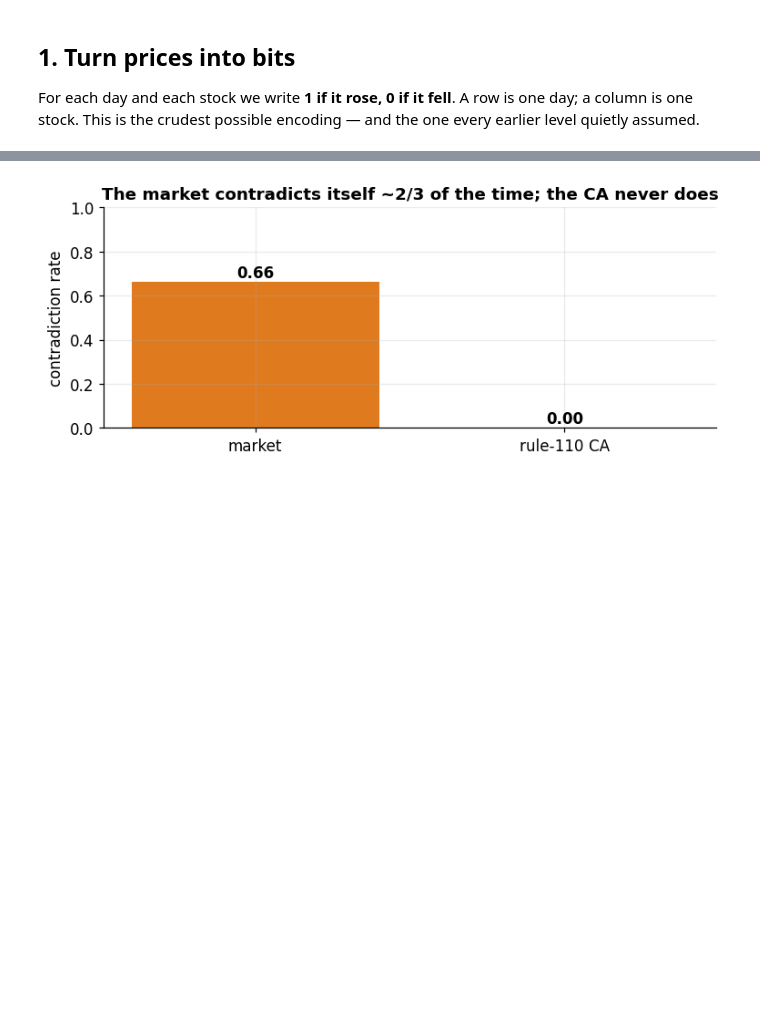
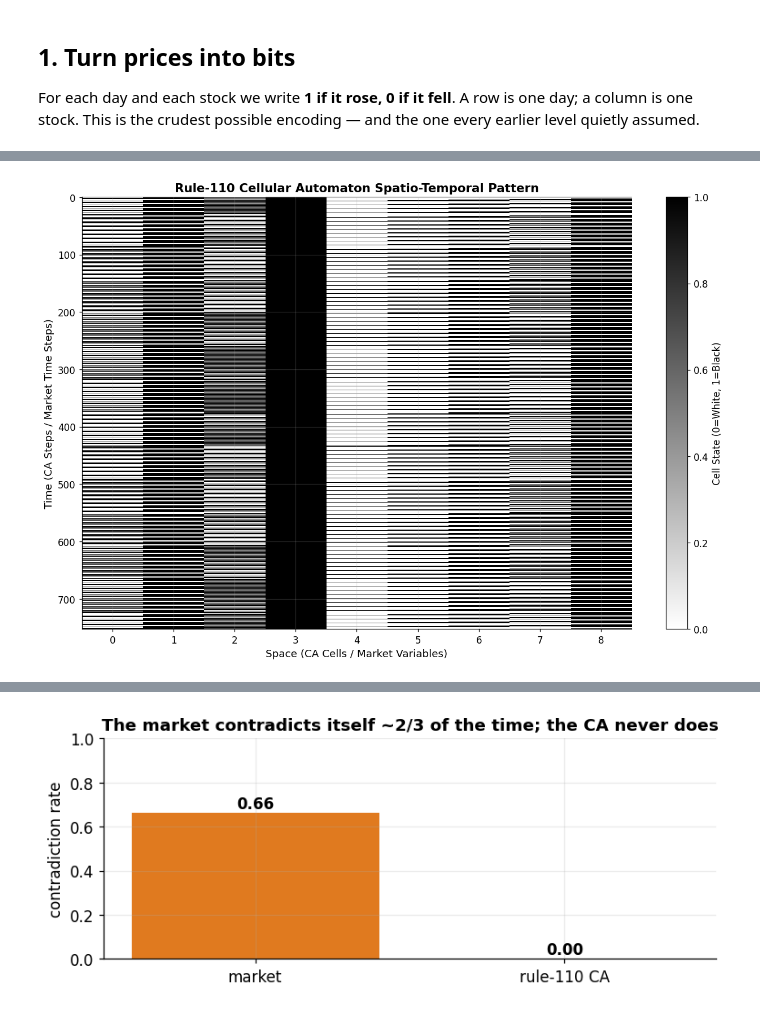
Before and after one commit to albertoHdzE/CausalBool, a Jupyter notebook: index-deconvolution/notebooks/03_financial_honest_negative.ipynb, the cells around one changed output, grey strips where cells are left out. Cells and saved outputs as stored; diff of their text form; code cells hidden in the pictures; blank space fills up the shorter version.

```diff
--- a/index-deconvolution/notebooks/03_financial_honest_negative.ipynb
+++ b/index-deconvolution/notebooks/03_financial_honest_negative.ipynb
@@ -92,0 +183,30 @@ cellular automaton (which we *know* is deterministic).
+# %%
+# Generate Rule-110 CA control with same dimensions as market data
+rule = 110
+rng = random.Random(0)
+w = len(names)  # Match number of columns (variables) to real market data
+ca_time_steps = len(states) + 1  # Match number of time steps to real market data
+
+# Create three distinct initial states
+all_zeros = [0 for _ in range(w)]
+all_ones = [1 for _ in range(w)]
+random_pattern = [rng.randint(0, 1) for _ in range(w)]
+initial_states = [all_zeros, all_ones, random_pattern]
+
+# Randomly select one initial state
+selected_initial = rng.choice(initial_states)
+ca_rows = evolve_eca(rule, selected_initial, ca_time_steps)
+
+# Plot CA spatio-temporal pattern before running analysis
+plt.figure(figsize=(12, 8))
+ca_array = np.array(ca_rows)
+plt.imshow(ca_array, cmap='binary', aspect='auto', interpolation='nearest')
+plt.title(f"Rule-{rule} Cellular Automaton Spatio-Temporal Pattern", fontsize=14)
+plt.xlabel("Space (CA Cells / Market Variables)", fontsize=12)
+plt.ylabel("Time (CA Steps / Market Time Steps)", fontsize=12)
+plt.colorbar(label="Cell State (0=White, 1=Black)")
+plt.tight_layout()
+plt.savefig(f"rule{rule}_ca_pattern.png", dpi=150)
+plt.show()
+# %% [output]
+[figure, added]
```
Also changed, not shown: parts of 10 cells of this notebook, 14 other files.
